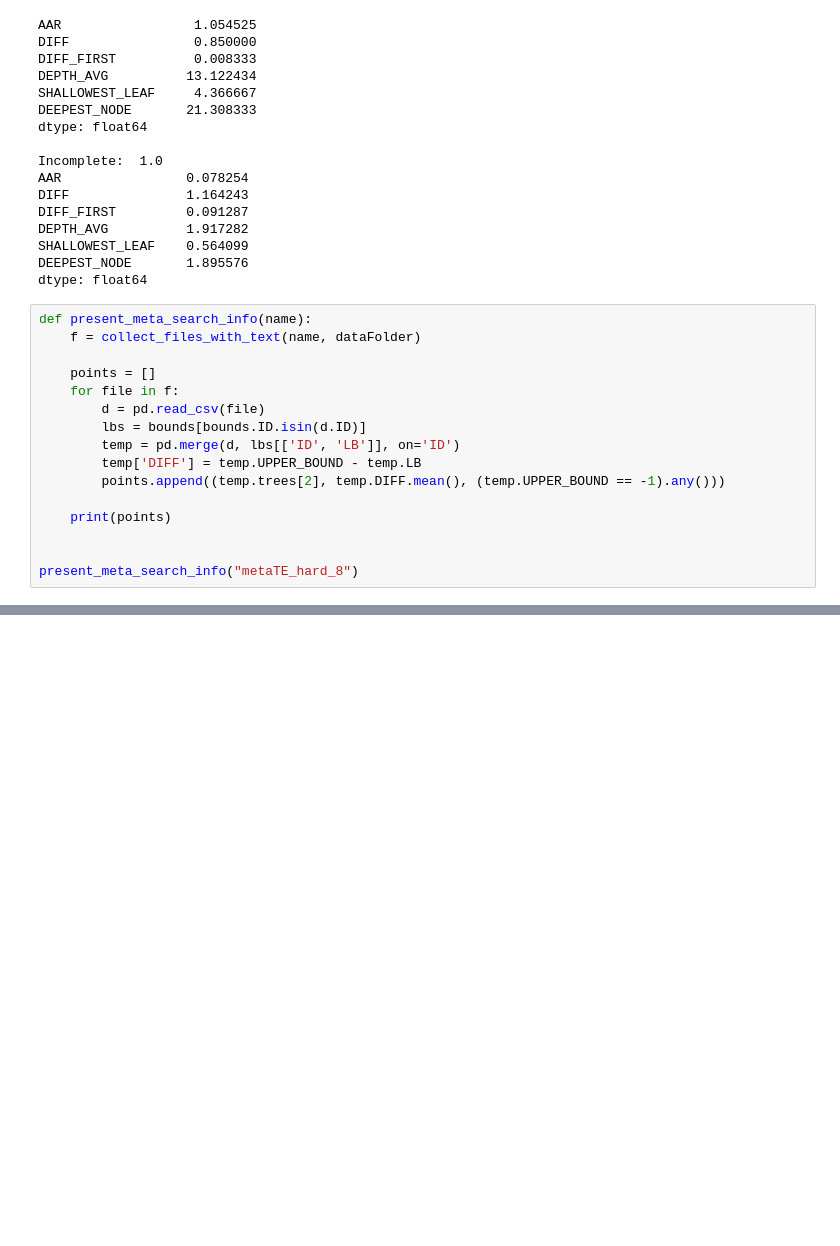
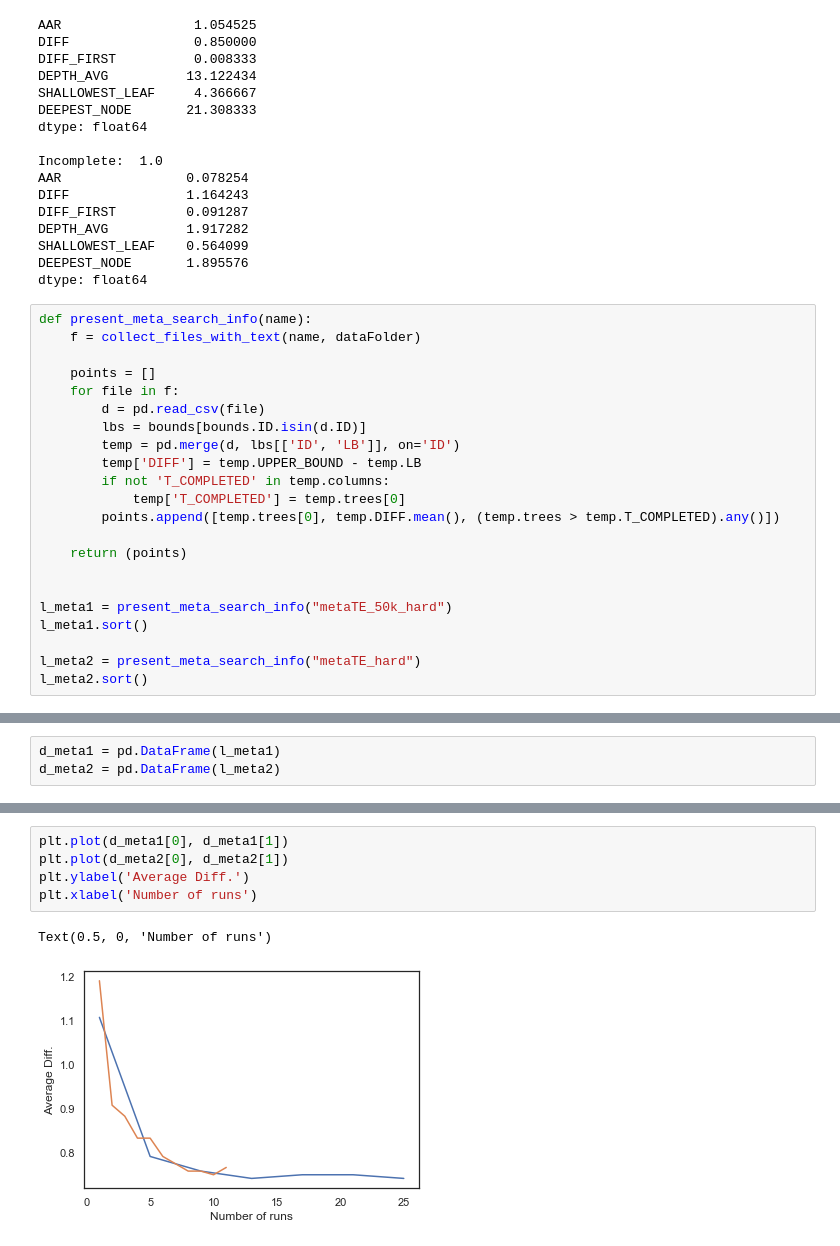
Before and after one commit to ericrisbakk/bachelor_thesis, a Jupyter notebook: data_analysis/BachelorThesisData.ipynb, the cells around one changed output, grey strips where cells are left out. Cells and saved outputs as stored; diff of their text form; blank space fills up the shorter version.

```diff
--- a/data_analysis/BachelorThesisData.ipynb
+++ b/data_analysis/BachelorThesisData.ipynb
@@ -304,9 +304,15 @@ def present_meta_search_info(name):
         lbs = bounds[bounds.ID.isin(d.ID)]
         temp = pd.merge(d, lbs[['ID', 'LB']], on='ID')
         temp['DIFF'] = temp.UPPER_BOUND - temp.LB
-        points.append((temp.trees[2], temp.DIFF.mean(), (temp.UPPER_BOUND == -1).any()))
+        if not 'T_COMPLETED' in temp.columns:
+            temp['T_COMPLETED'] = temp.trees[0]
+        points.append([temp.trees[0], temp.DIFF.mean(), (temp.trees > temp.T_COMPLETED).any()])
 
-    print(points)
+    return (points)
 
 
-present_meta_search_info("metaTE_hard_8")
+l_meta1 = present_meta_search_info("metaTE_50k_hard")
+l_meta1.sort()
+
+l_meta2 = present_meta_search_info("metaTE_hard")
+l_meta2.sort()
@@ -314,0 +319,3 @@ present_meta_search_info("metaTE_hard_8")
+# %%
+d_meta1 = pd.DataFrame(l_meta1)
+d_meta2 = pd.DataFrame(l_meta2)
@@ -314,0 +332,8 @@ present_meta_search_info("metaTE_hard_8")
+# %%
+plt.plot(d_meta1[0], d_meta1[1])
+plt.plot(d_meta2[0], d_meta2[1])
+plt.ylabel('Average Diff.')
+plt.xlabel('Number of runs')
+# %% [output]
+Text(0.5, 0, 'Number of runs')
+[figure, added]
```
Also changed, not shown: parts of 4 cells of this notebook.
